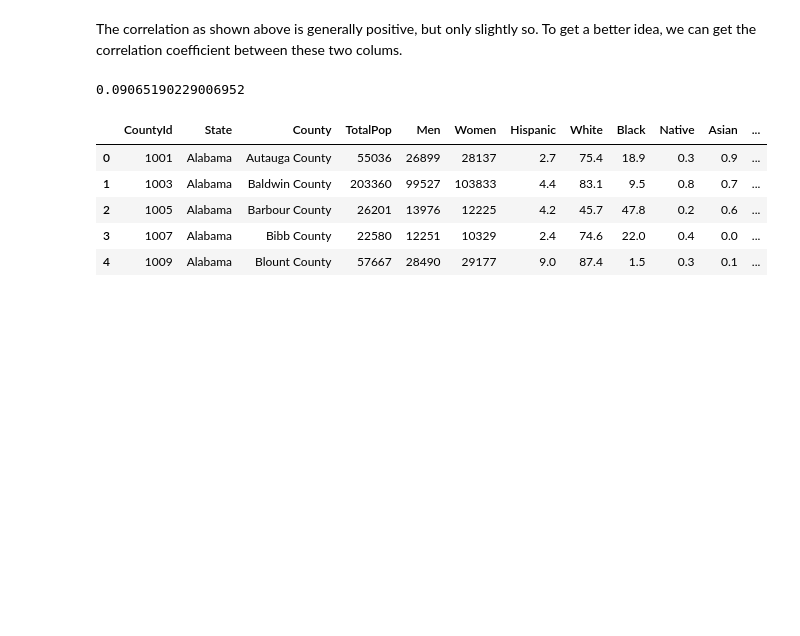
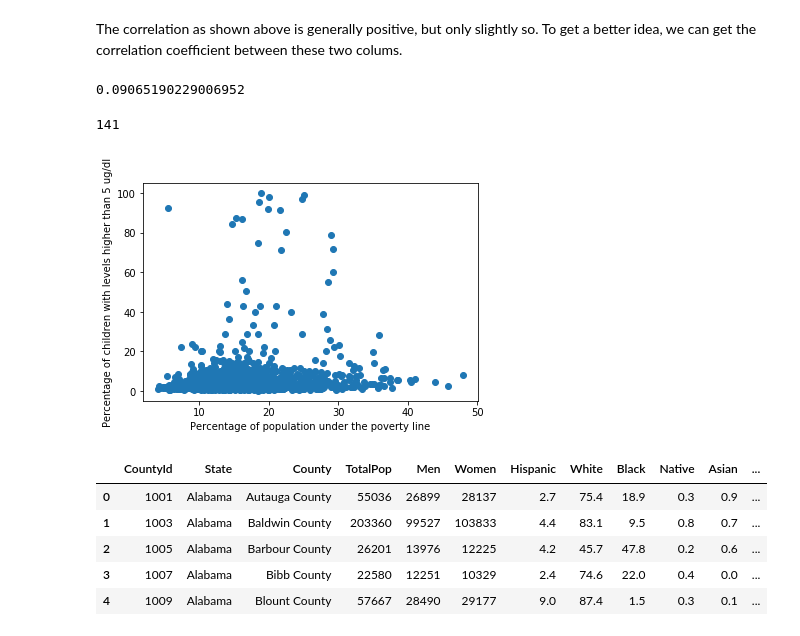
Before and after one commit to ahalyasanjiv/ChildhoodLeadExposure, a Jupyter notebook: National_Level_Lead_Exposure.ipynb, the cells around one changed output. Drawn from its saved outputs; the diff is of its cells as text; code cells hidden in the pictures; blank space fills up the shorter version.

```diff
--- a/National_Level_Lead_Exposure.ipynb
+++ b/National_Level_Lead_Exposure.ipynb
@@ -91,4 +84,14 @@ The correlation as shown above is generally positive, but only slightly so. To g
 df['Percentage of children with levels higher than 5 ug/dl'].corr(df['Percentage of population under the poverty line'])
 # %% [output]
 0.09065190229006952
+# %%
+# Create a scatterplot between % children with lead levels > 5 ug/dl and % population living under poverty line
+plt.scatter(df['Percentage of population under the poverty line'],df['Percentage of children with levels higher than 5 ug/dl'])
+plt.ylabel('Percentage of children with levels higher than 5 ug/dl')
+plt.xlabel('Percentage of population under the poverty line')
+
+print(len(df[(df['Percentage of children with levels higher than 5 ug/dl'] > 10)]))
+# %% [output]
+141
+[figure, added]
 # %%
```
Also changed, not shown: parts of 17 cells of this notebook.
